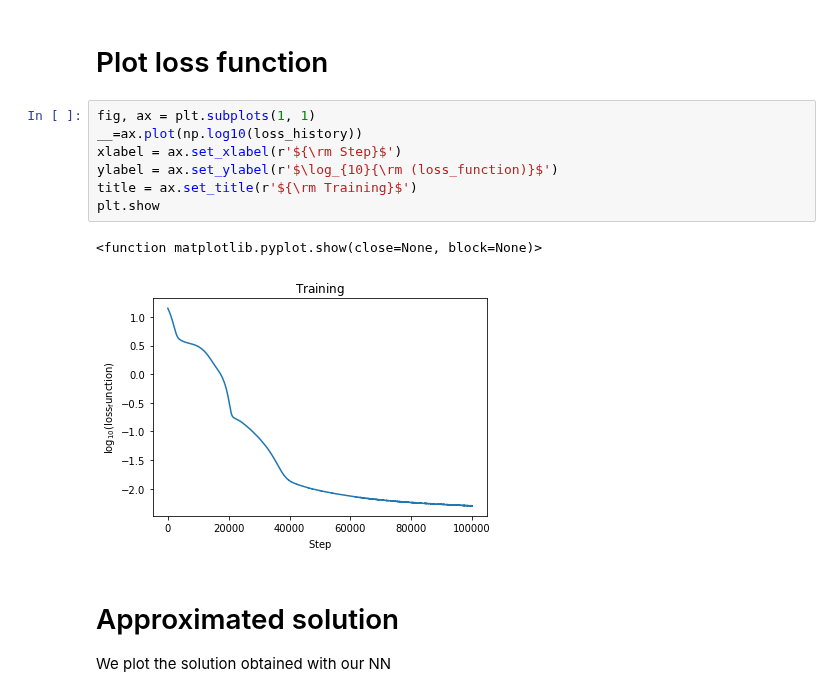
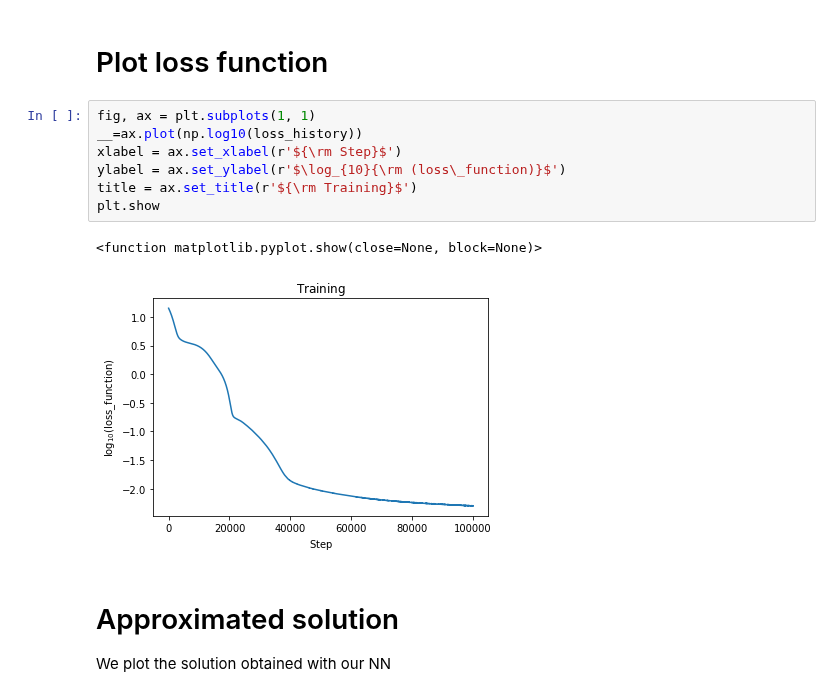
Before and after one commit to LawsonOliveira/Tsunami, a Jupyter notebook: Neural_Networks/Jax/Problem_8/NN_Jax_PDE8.ipynb, the cells around one changed output. Saved outputs shown, nothing was run; the diff lists cells and outputs as text.

```diff
--- a/Neural_Networks/Jax/Problem_8/NN_Jax_PDE8.ipynb
+++ b/Neural_Networks/Jax/Problem_8/NN_Jax_PDE8.ipynb
@@ -267,13 +267,13 @@ Epoch n°100000:  0.005021571647375822
 # %%
 fig, ax = plt.subplots(1, 1)
 __=ax.plot(np.log10(loss_history))
 xlabel = ax.set_xlabel(r'${\rm Step}$')
-ylabel = ax.set_ylabel(r'$\log_{10}{\rm (loss_function)}$')
+ylabel = ax.set_ylabel(r'$\log_{10}{\rm (loss\_function)}$')
 title = ax.set_title(r'${\rm Training}$')
 plt.show
 # %% [output]
 <function matplotlib.pyplot.show(close=None, block=None)>
-[figure, old version]
+[figure, new version]
 # %% [markdown]
 # Approximated solution
 We plot the solution obtained with our NN
```
Also changed, not shown: parts of 1 cell of this notebook, 39 other files.
